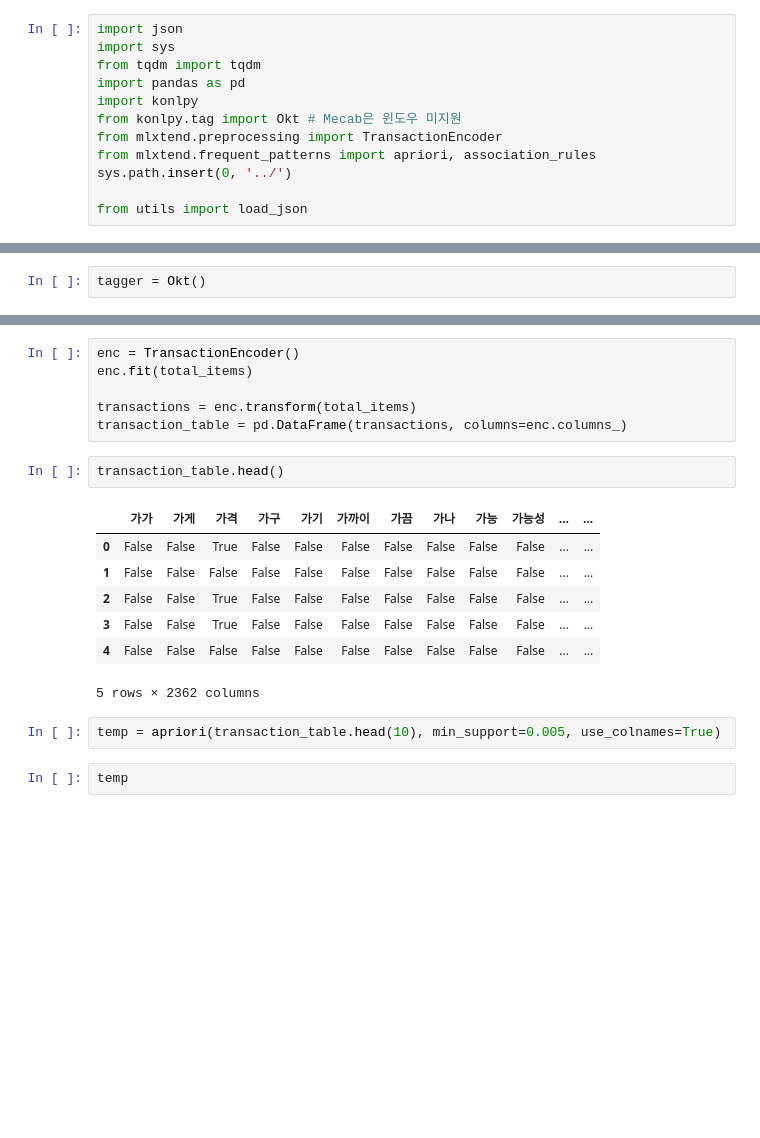
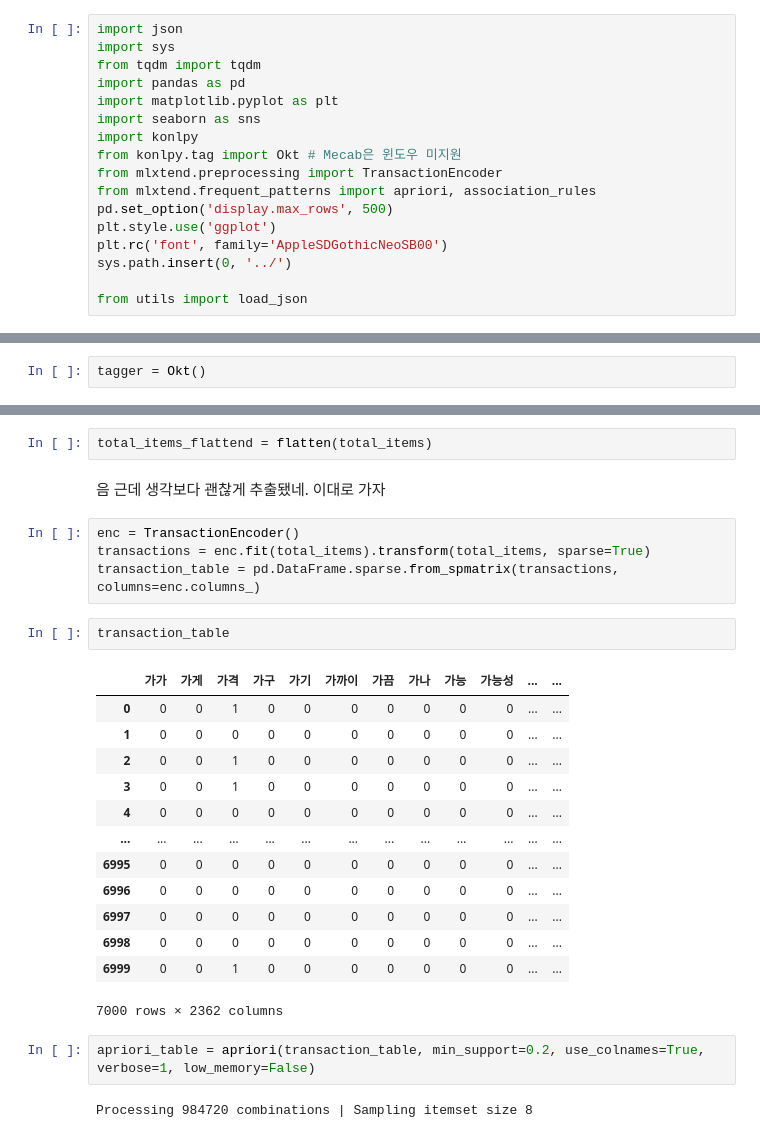
Before and after one commit to bcaitech1/p3-dst-freshtomato, a Jupyter notebook: notebooks/EDA - Market Basket Analysis.ipynb, the cells around one changed output, grey strips where cells are left out. Drawn from its saved outputs; the diff is of its cells as text; blank space fills up the shorter version.

```diff
--- a/notebooks/EDA - Market Basket Analysis.ipynb
+++ b/notebooks/EDA - Market Basket Analysis.ipynb
@@ -21,10 +29,15 @@ import json
 import sys
 from tqdm import tqdm
 import pandas as pd
+import matplotlib.pyplot as plt
+import seaborn as sns
 import konlpy
 from konlpy.tag import Okt # Mecab은 윈도우 미지원
 from mlxtend.preprocessing import TransactionEncoder
 from mlxtend.frequent_patterns import apriori, association_rules
+pd.set_option('display.max_rows', 500)
+plt.style.use('ggplot')
+plt.rc('font', family='AppleSDGothicNeoSB00')
 sys.path.insert(0, '../')
 
 from utils import load_json
@@ -70,20 +118,28 @@ for dial in tqdm(dials):
+# %%
+total_items_flattend = flatten(total_items)
+# %% [markdown]
+음 근데 생각보다 괜찮게 추출됐네. 이대로 가자
 # %%
 enc = TransactionEncoder()
-enc.fit(total_items)
-
-transactions = enc.transform(total_items)
-transaction_table = pd.DataFrame(transactions, columns=enc.columns_)
+transactions = enc.fit(total_items).transform(total_items, sparse=True)
+transaction_table = pd.DataFrame.sparse.from_spmatrix(transactions, columns=enc.columns_)
 # %%
-transaction_table.head()
+transaction_table
 # %% [output]
 |  | 가가 | 가게 | 가격 | 가구 | 가기 | 가까이 | 가끔 | 가나 | 가능 | 가능성 | ... | ... |
-| 0 | False | False | True | False | False | False | False | False | False | False | ... | ... |
-| 1 | False | False | False | False | False | False | False | False | False | False | ... | ... |
-| 2 | False | False | True | False | False | False | False | False | False | False | ... | ... |
-| 3 | False | False | True | False | False | False | False | False | False | False | ... | ... |
-| 4 | False | False | False | False | False | False | False | False | False | False | ... | ... |
+| 0 | 0 | 0 | 1 | 0 | 0 | 0 | 0 | 0 | 0 | 0 | ... | ... |
+| 1 | 0 | 0 | 0 | 0 | 0 | 0 | 0 | 0 | 0 | 0 | ... | ... |
+| 2 | 0 | 0 | 1 | 0 | 0 | 0 | 0 | 0 | 0 | 0 | ... | ... |
+| 3 | 0 | 0 | 1 | 0 | 0 | 0 | 0 | 0 | 0 | 0 | ... | ... |
+| 4 | 0 | 0 | 0 | 0 | 0 | 0 | 0 | 0 | 0 | 0 | ... | ... |
+| ... | ... | ... | ... | ... | ... | ... | ... | ... | ... | ... | ... | ... |
+| 6995 | 0 | 0 | 0 | 0 | 0 | 0 | 0 | 0 | 0 | 0 | ... | ... |
+| 6996 | 0 | 0 | 0 | 0 | 0 | 0 | 0 | 0 | 0 | 0 | ... | ... |
+| 6997 | 0 | 0 | 0 | 0 | 0 | 0 | 0 | 0 | 0 | 0 | ... | ... |
+| 6998 | 0 | 0 | 0 | 0 | 0 | 0 | 0 | 0 | 0 | 0 | ... | ... |
+| 6999 | 0 | 0 | 1 | 0 | 0 | 0 | 0 | 0 | 0 | 0 | ... | ... |
-5 rows × 2362 columns
+7000 rows × 2362 columns
 # %%
-temp = apriori(transaction_table.head(10), min_support=0.005, use_colnames=True)
+apriori_table = apriori(transaction_table, min_support=0.2, use_colnames=True, verbose=1, low_memory=False)
+# %% [output]
+Processing 984720 combinations | Sampling itemset size 8
-# %%
-temp
```
Also changed, not shown: parts of 9 cells of this notebook, 1 other file.
